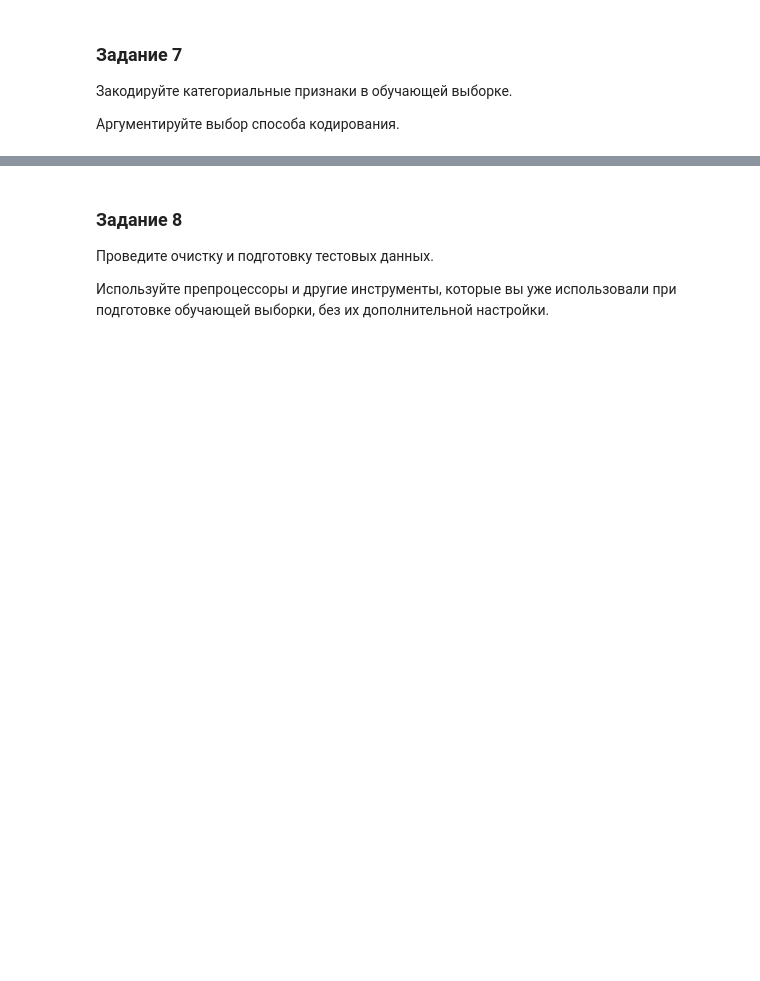
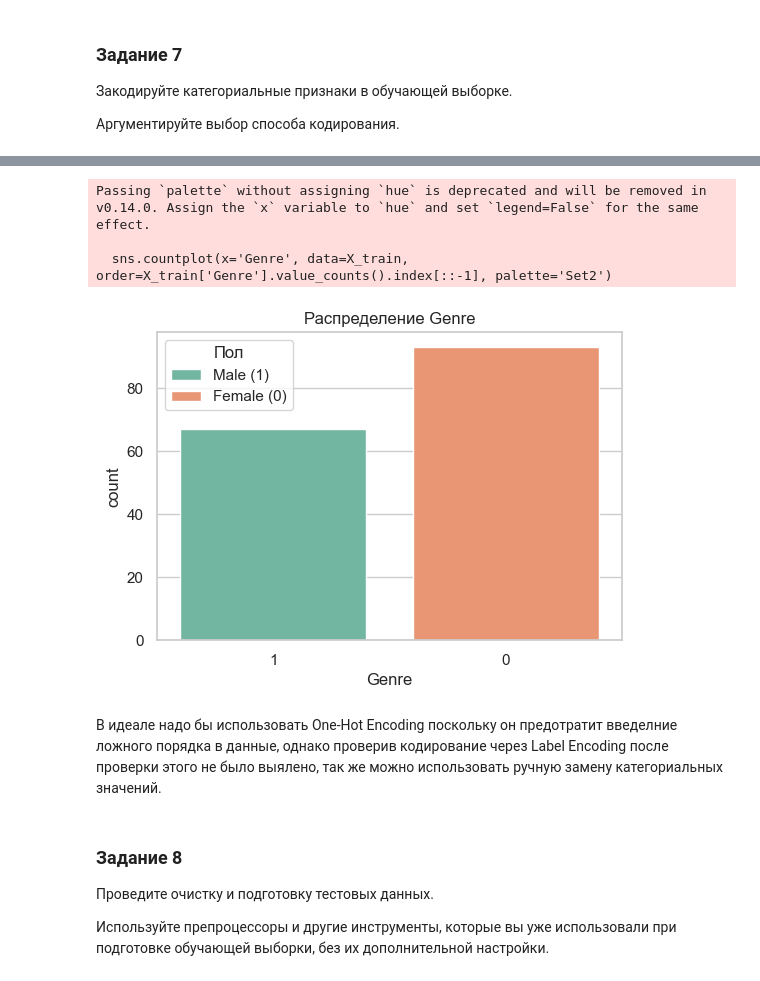
Before and after one commit to Ritorta/machine-learning, a Jupyter notebook: Work#6/Task_1.ipynb, the cells around one changed output, grey strips where cells are left out. Saved outputs shown, nothing was run; the diff lists cells and outputs as text; code cells hidden in the pictures; blank space fills up the shorter version.

```diff
--- a/Work#6/Task_1.ipynb
+++ b/Work#6/Task_1.ipynb
@@ -444,0 +454,11 @@ print(X_train)
+# %%
+# Инициализируем LabelEncoder
+label_encoder = LabelEncoder()
+
+# Кодируем колонку 'Genre'
+X_train['Genre'] = label_encoder.fit_transform(X_train['Genre'])
+
+# Выводим закодированные значения и соответствие
+print("Закодированные значения:")
+for original, encoded in zip(label_encoder.classes_, range(len(label_encoder.classes_))):
+    print(f"{original} -> {encoded}")
@@ -445,3 +484,21 @@ print(X_train)
+# %%
+# Проверка баланса категориональных признаков
+plt.figure(figsize=(6, 4))
+
+# Инвертируем порядок категорий и задаем цвета
+sns.countplot(x='Genre', data=X_train, order=X_train['Genre'].value_counts().index[::-1], palette='Set2')
+plt.title("Распределение Genre")
+
+# Добавляем легенду
+plt.legend(title='Пол', labels=['Male (1)', 'Female (0)'])
+plt.show()
+# %% [output]
+Passing `palette` without assigning `hue` is deprecated and will be removed in v0.14.0. Assign the `x` variable to `hue` and set `legend=False` for the same effect.
+
+  sns.countplot(x='Genre', data=X_train, order=X_train['Genre'].value_counts().index[::-1], palette='Set2')
+[figure, added]
+# %% [markdown]
+В идеале надо бы использовать One-Hot Encoding поскольку он предотратит введелние ложного порядка в данные, однако проверив кодирование через Label Encoding после проверки этого не было выялено, так же можно использовать ручную замену категориальных значений.
 # %% [markdown]
 ### Задание 8
 Проведите очистку и подготовку тестовых данных.
```
Also changed, not shown: parts of 10 cells of this notebook.
